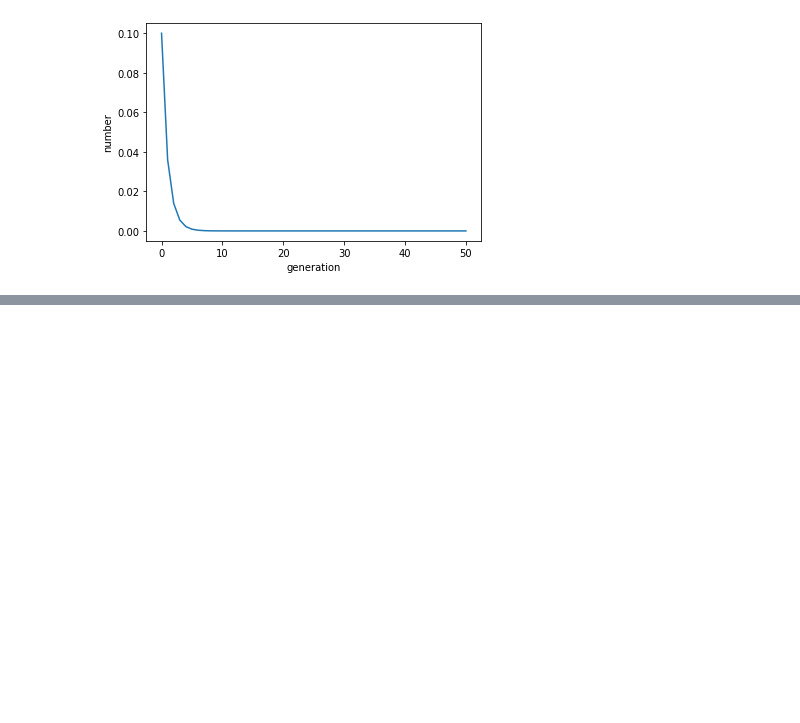
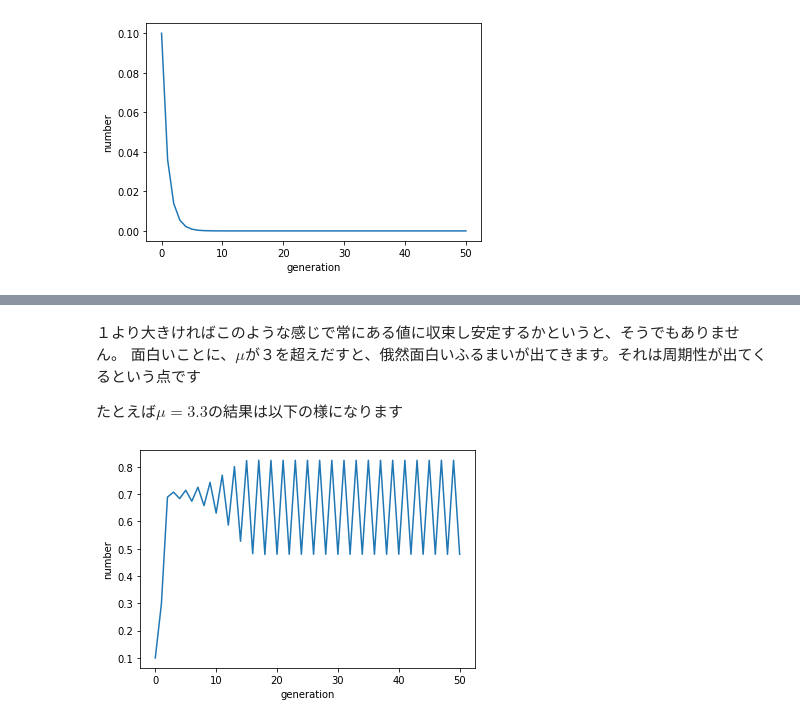
Before and after one commit to eminamitani/lecture-Minamitani, a Jupyter notebook: LogisticMap.ipynb, the cells around one changed output, grey strips where cells are left out. Saved outputs shown, nothing was run; the diff lists cells and outputs as text; code cells hidden in the pictures; blank space fills up the shorter version.

```diff
--- a/LogisticMap.ipynb
+++ b/LogisticMap.ipynb
@@ -99,0 +124,24 @@ plt.show()
+# %% [markdown]
+１より大きければこのような感じで常にある値に収束し安定するかというと、そうでもありません。
+面白いことに、$\mu$が３を超えだすと、俄然面白いふるまいが出てきます。それは周期性が出てくるという点です
+
+たとえば$\mu=3.3$の結果は以下の様になります
+# %%
+import matplotlib.pyplot as plt
+y=[]
+
+yinit=0.1
+mu=3.3
+y.append(yinit)
+yold=yinit
+for i in range(50):
+    ynew=mu*yold*(1.0-yold)
+    y.append(ynew)
+    yold=ynew
+
+plt.xlabel("generation")
+plt.ylabel("number")
+plt.plot(y)
+plt.show()
+# %% [output]
+[figure, added]
```
Also changed, not shown: parts of 12 cells of this notebook, 1 other file.
